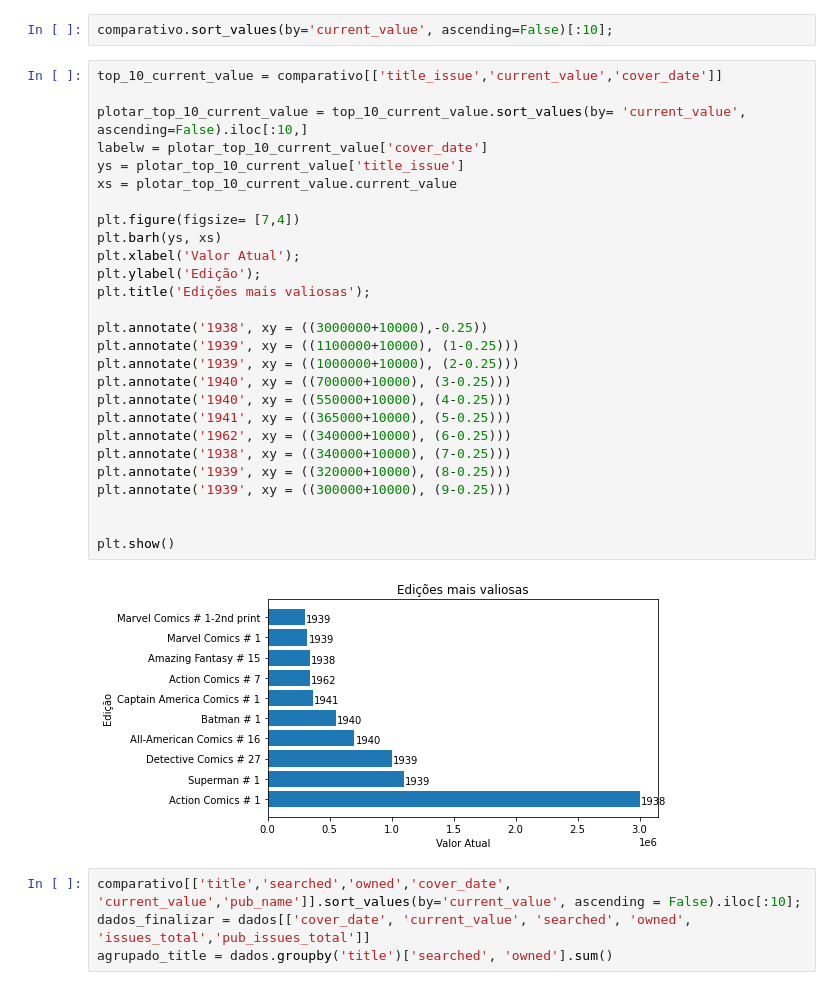
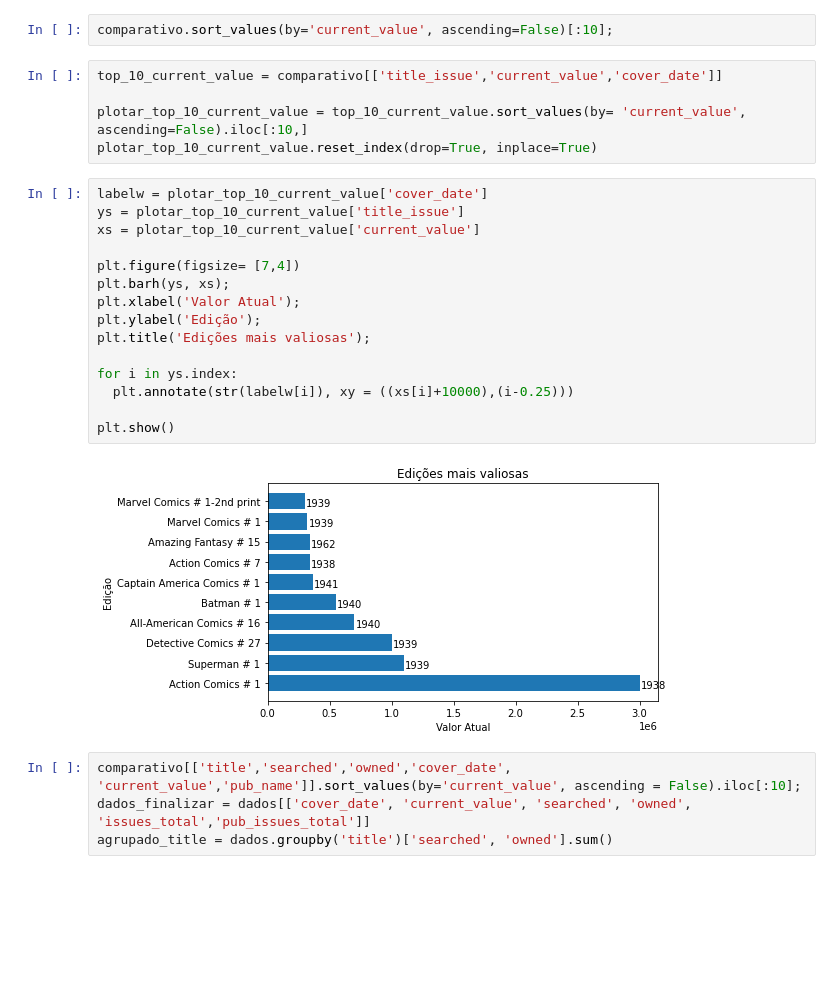
Before and after one commit to deboraxhx/JornadaDataScience, a Jupyter notebook: simple_analise_de_dados_COMICS_DATASET.ipynb, the cells around one changed output. Saved outputs shown, nothing was run; the diff lists cells and outputs as text; blank space fills up the shorter version.

```diff
--- a/simple_analise_de_dados_COMICS_DATASET.ipynb
+++ b/simple_analise_de_dados_COMICS_DATASET.ipynb
@@ -436,35 +448,28 @@ plt.title('Edições mais buscadas');
 Comics mais valiosos segundo nossos dados
 # %%
 comparativo.sort_values(by='current_value', ascending=False)[:10];
-# %%
-top_10_current_value = comparativo[['title_issue','current_value','cover_date']]
-
-plotar_top_10_current_value = top_10_current_value.sort_values(by= 'current_value', ascending=False).iloc[:10,]
-labelw = plotar_top_10_current_value['cover_date']
-ys = plotar_top_10_current_value['title_issue']
-xs = plotar_top_10_current_value.current_value
-
-plt.figure(figsize= [7,4])
-plt.barh(ys, xs)
-plt.xlabel('Valor Atual');
-plt.ylabel('Edição');
-plt.title('Edições mais valiosas');
-
-plt.annotate('1938', xy = ((3000000+10000),-0.25))
-plt.annotate('1939', xy = ((1100000+10000), (1-0.25)))
-plt.annotate('1939', xy = ((1000000+10000), (2-0.25)))
-plt.annotate('1940', xy = ((700000+10000), (3-0.25)))
-plt.annotate('1940', xy = ((550000+10000), (4-0.25)))
-plt.annotate('1941', xy = ((365000+10000), (5-0.25)))
-plt.annotate('1962', xy = ((340000+10000), (6-0.25)))
-plt.annotate('1938', xy = ((340000+10000), (7-0.25)))
-plt.annotate('1939', xy = ((320000+10000), (8-0.25)))
-plt.annotate('1939', xy = ((300000+10000), (9-0.25)))
-
-
-plt.show()
-# %% [output]
-[figure, removed]
+# %%
+top_10_current_value = comparativo[['title_issue','current_value','cover_date']]
+
+plotar_top_10_current_value = top_10_current_value.sort_values(by= 'current_value', ascending=False).iloc[:10,]
+plotar_top_10_current_value.reset_index(drop=True, inplace=True)
+# %%
+labelw = plotar_top_10_current_value['cover_date']
+ys = plotar_top_10_current_value['title_issue']
+xs = plotar_top_10_current_value['current_value']
+
+plt.figure(figsize= [7,4])
+plt.barh(ys, xs);
+plt.xlabel('Valor Atual');
+plt.ylabel('Edição');
+plt.title('Edições mais valiosas');
+
+for i in ys.index:
+  plt.annotate(str(labelw[i]), xy = ((xs[i]+10000),(i-0.25)))
+
+plt.show()
+# %% [output]
+[figure, added]
 # %%
 comparativo[['title','searched','owned','cover_date', 'current_value','pub_name']].sort_values(by='current_value', ascending = False).iloc[:10];
 dados_finalizar = dados[['cover_date', 'current_value', 'searched', 'owned', 'issues_total','pub_issues_total']]
```
Also changed, not shown: parts of 13 cells of this notebook.
